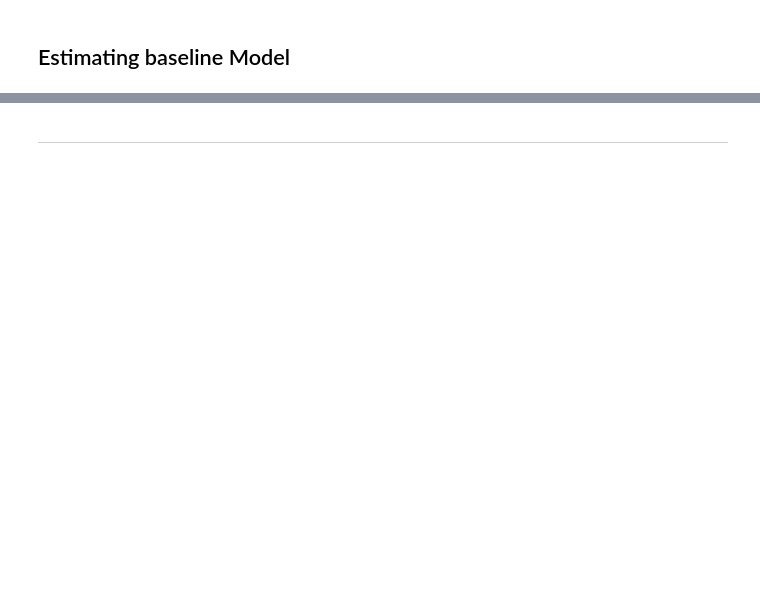
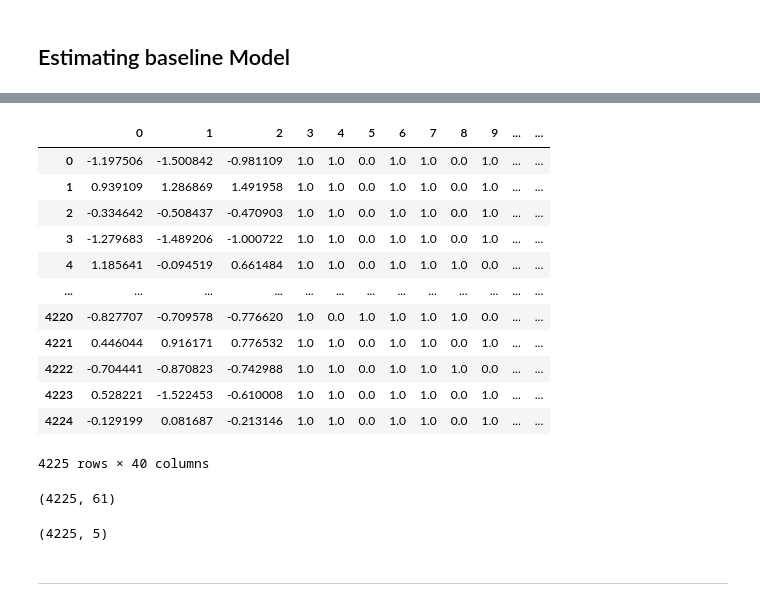
Before and after one commit to holzben/data-science-playbooks, a Jupyter notebook: featuretools_v1.ipynb, the cells around one changed output, grey strips where cells are left out. Cells and saved outputs as stored; diff of their text form; code cells hidden in the pictures; blank space fills up the shorter version.

```diff
--- a/featuretools_v1.ipynb
+++ b/featuretools_v1.ipynb
@@ -258,6 +276,6 @@ set(features_enc) - set(f_selected)
 # %%
 
-# fmt: on
+# fmt: off
 numeric_features_ft = get_cols_by_type(
     in_df=fm_selected,
     types_to_search=[np.float64, np.int64],
@@ -266,6 +284,7 @@ numeric_features_ft = get_cols_by_type(
 preprocessor = ColumnTransformer(
     transformers=[
         ("num", numeric_transformer, numeric_features_ft),
-    ]
+    ], verbose=True, remainder = "passthrough"
 )
+# fmt: on
 preprocessor
@@ -279,8 +309,9 @@ clf = Pipeline(
     steps=[ ("preprocessor", preprocessor),
             ('feture_selecction_variance', VarianceThreshold(threshold=(.8 * (1 - .8)))),
             ('feature_selection', SelectFromModel(LinearSVC(penalty="l2"))),
-            ("classifier", xgb.XGBClassifier(objective="binary:logistic", random_state=RANDOM_STATE))]
+            ("classifier", xgb.XGBClassifier(objective="binary:logistic", random_state=RANDOM_STATE))],
             #("classifier", RandomForestClassifier())]  # ("preprocessor", preprocessor),
+            verbose=True
 
 )
 # fmt: on
@@ -324,7 +382,7 @@ one_hot_enc = OneHotEncoder(handle_unknown="ignore")
 preprocessor_bm = ColumnTransformer(
     transformers=[
         ("num", numeric_transformer, get_cols_by_type(in_df=X_train, types_to_search=[np.float64])),
-        ("onehot", one_hot_enc,      get_cols_by_type(in_df=X_train, types_to_search=[np.object0, np.object_])),
+        ("onehot", one_hot_enc,      get_cols_by_type(in_df=X_train, types_to_search=[np.object0, np.object_, 'category', 'bool'])),
     ]
 )
 # fmt: on
@@ -345,0 +419,10 @@ from sklearn.svm import LinearSVC
+# %%
+#inspect_data = Pipeline(steps=[("preprocessor", preprocessor)])
+
+df_train_ft = clf.named_steps["preprocessor"].fit_transform(train_transformed)
+df_train_normal = clf_bm.named_steps["preprocessor"].fit_transform(X_train)
+
+
+
+print(df_train_ft.shape)
+print(df_train_normal.shape)
@@ -346,2 +481,28 @@ from sklearn.svm import LinearSVC
+# %%
+pd.DataFrame(df_train_normal)
+# %% [output]
+|  | 0 | 1 | 2 | 3 | 4 | 5 | 6 | 7 | 8 | 9 | ... | ... |
+| 0 | -1.197506 | -1.500842 | -0.981109 | 1.0 | 1.0 | 0.0 | 1.0 | 1.0 | 0.0 | 1.0 | ... | ... |
+| 1 | 0.939109 | 1.286869 | 1.491958 | 1.0 | 1.0 | 0.0 | 1.0 | 1.0 | 0.0 | 1.0 | ... | ... |
+| 2 | -0.334642 | -0.508437 | -0.470903 | 1.0 | 1.0 | 0.0 | 1.0 | 1.0 | 0.0 | 1.0 | ... | ... |
+| 3 | -1.279683 | -1.489206 | -1.000722 | 1.0 | 1.0 | 0.0 | 1.0 | 1.0 | 0.0 | 1.0 | ... | ... |
+| 4 | 1.185641 | -0.094519 | 0.661484 | 1.0 | 1.0 | 0.0 | 1.0 | 1.0 | 1.0 | 0.0 | ... | ... |
+| ... | ... | ... | ... | ... | ... | ... | ... | ... | ... | ... | ... | ... |
+| 4220 | -0.827707 | -0.709578 | -0.776620 | 1.0 | 0.0 | 1.0 | 1.0 | 1.0 | 1.0 | 0.0 | ... | ... |
+| 4221 | 0.446044 | 0.916171 | 0.776532 | 1.0 | 1.0 | 0.0 | 1.0 | 1.0 | 0.0 | 1.0 | ... | ... |
+| 4222 | -0.704441 | -0.870823 | -0.742988 | 1.0 | 1.0 | 0.0 | 1.0 | 1.0 | 1.0 | 0.0 | ... | ... |
+| 4223 | 0.528221 | -1.522453 | -0.610008 | 1.0 | 1.0 | 0.0 | 1.0 | 1.0 | 0.0 | 1.0 | ... | ... |
+| 4224 | -0.129199 | 0.081687 | -0.213146 | 1.0 | 1.0 | 0.0 | 1.0 | 1.0 | 0.0 | 1.0 | ... | ... |
+4225 rows × 40 columns
+# %%
+print(train_transformed.shape)
+
+df_train_ft = clf.named_steps["preprocessor"].fit_transform(train_transformed)
+# %% [output]
+(4225, 61)
+# %%
+print(df_train_ft.shape)
+# %% [output]
+(4225, 5)
 # %% [markdown]
 ____
```
Also changed, not shown: parts of 14 cells of this notebook.
